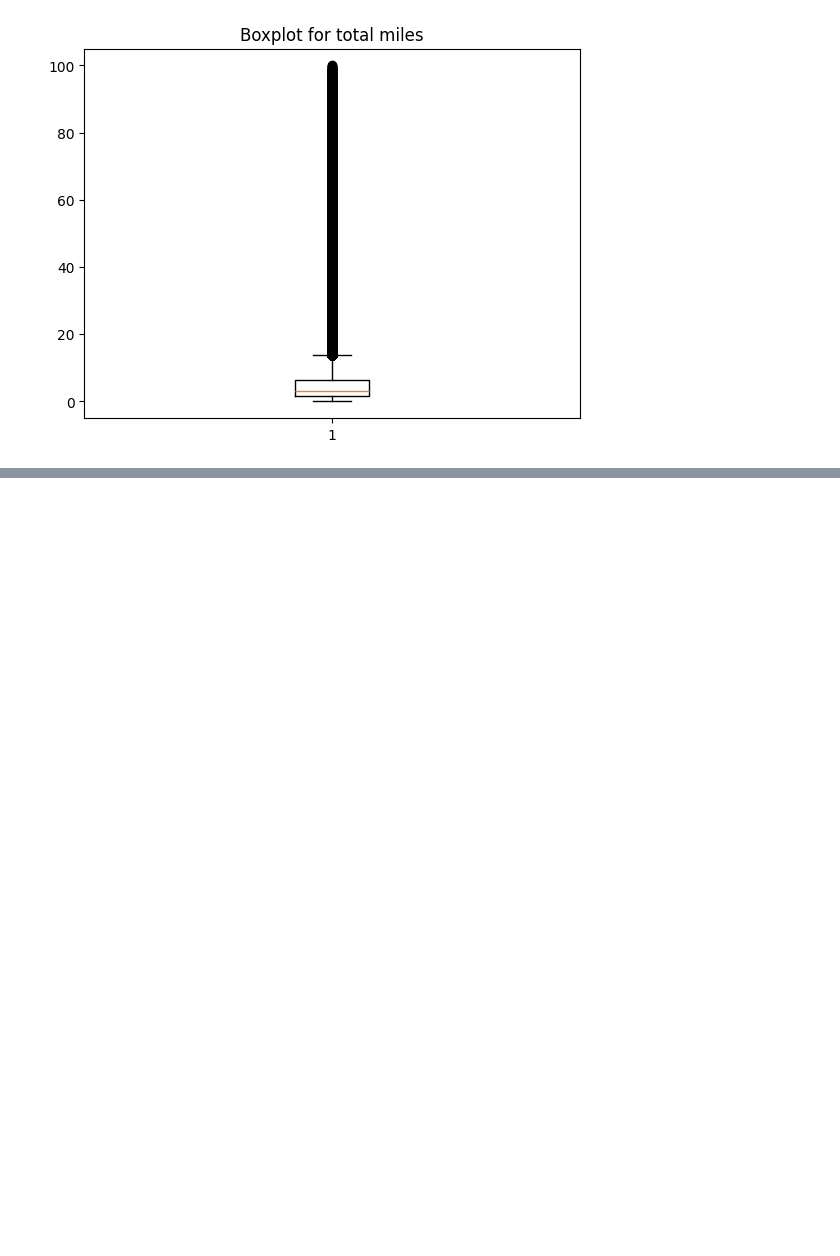
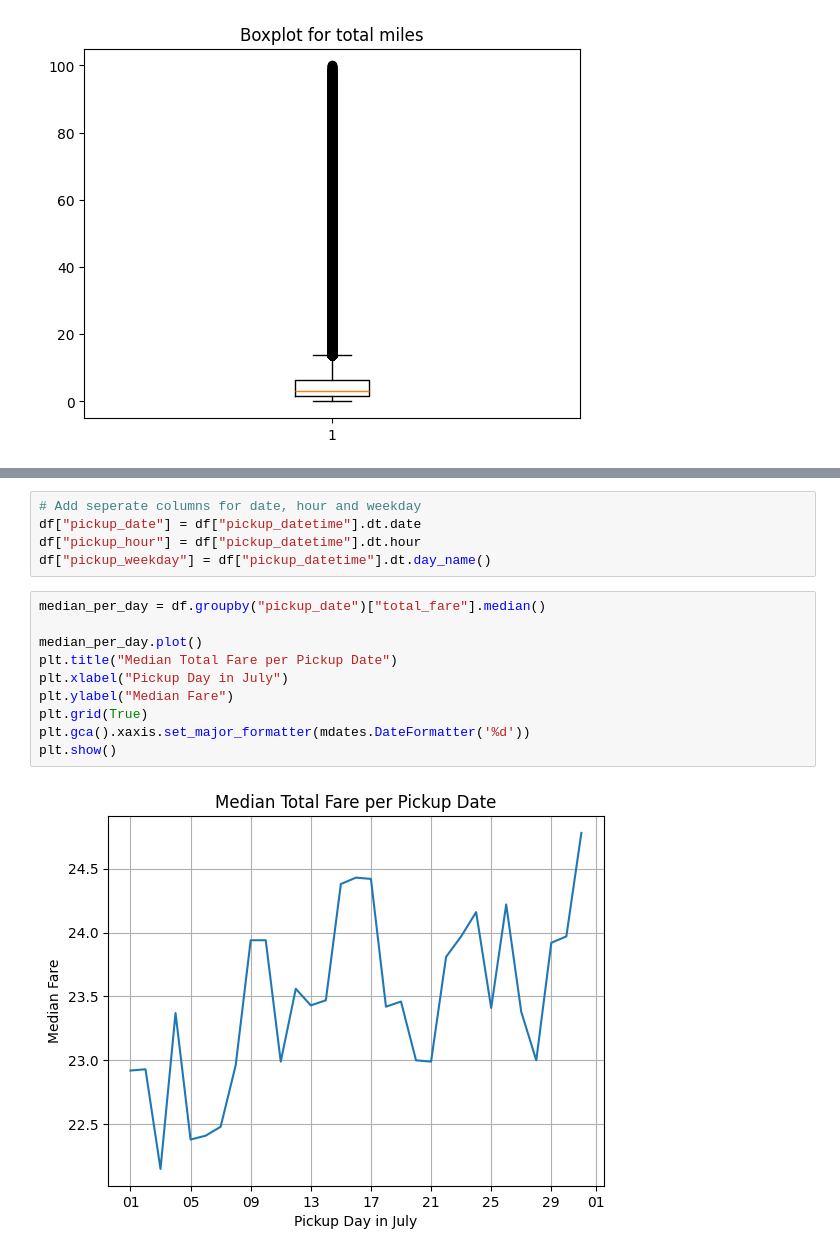
Before and after one commit to binhduong160199/DataEngineering8, a Jupyter notebook: Company_Story.ipynb, the cells around one changed output, grey strips where cells are left out. Drawn from its saved outputs; the diff is of its cells as text; blank space fills up the shorter version.

```diff
--- a/Company_Story.ipynb
+++ b/Company_Story.ipynb
@@ -136,0 +157,17 @@ plt.show()
+# %%
+# Add seperate columns for date, hour and weekday
+df["pickup_date"] = df["pickup_datetime"].dt.date
+df["pickup_hour"] = df["pickup_datetime"].dt.hour
+df["pickup_weekday"] = df["pickup_datetime"].dt.day_name()
+# %%
+median_per_day = df.groupby("pickup_date")["total_fare"].median()
+
+median_per_day.plot()
+plt.title("Median Total Fare per Pickup Date")
+plt.xlabel("Pickup Day in July")
+plt.ylabel("Median Fare")
+plt.grid(True)
+plt.gca().xaxis.set_major_formatter(mdates.DateFormatter('%d'))
+plt.show()
+# %% [output]
+[figure, added]
```
Also changed, not shown: parts of 11 cells of this notebook, 1 other file.
